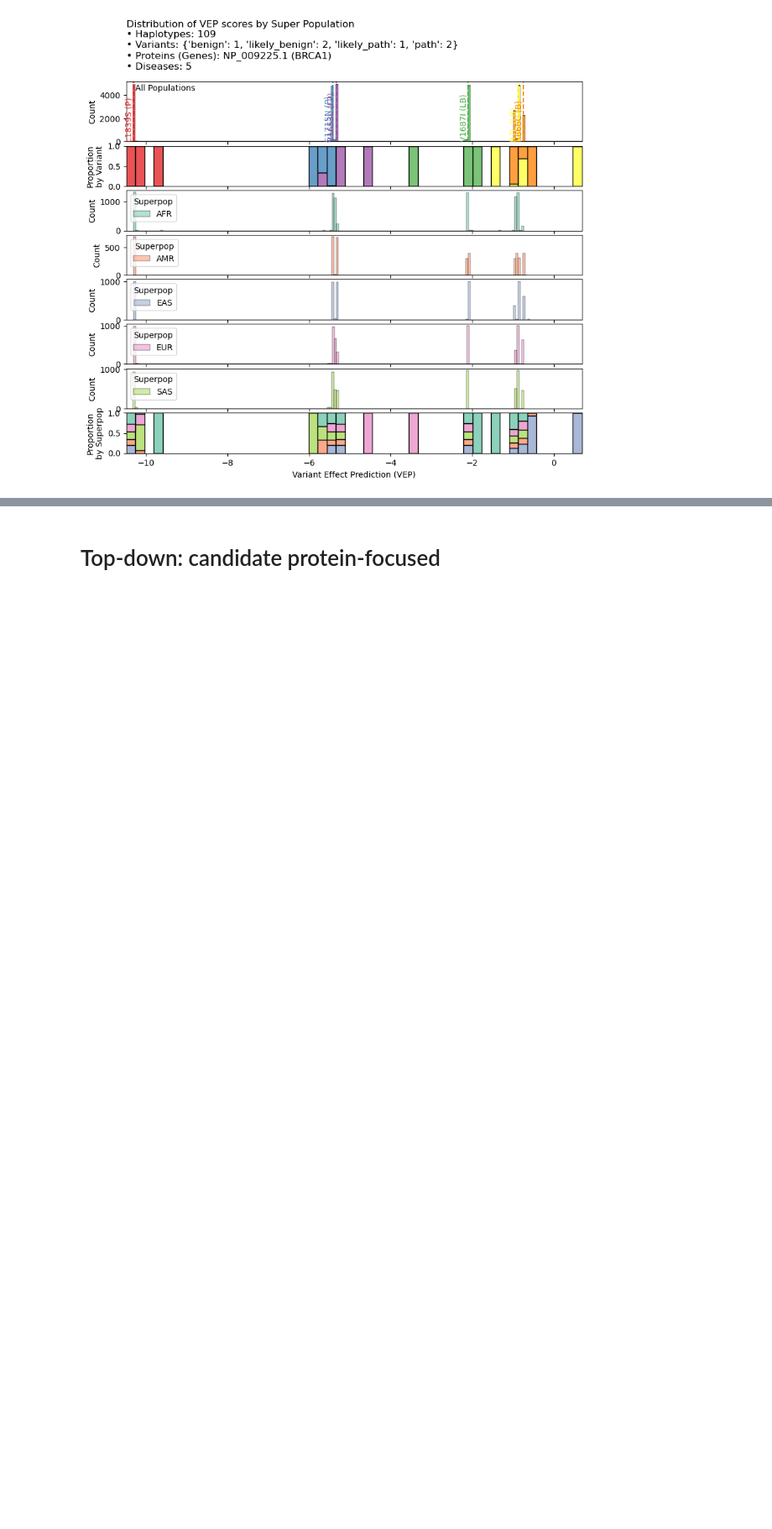
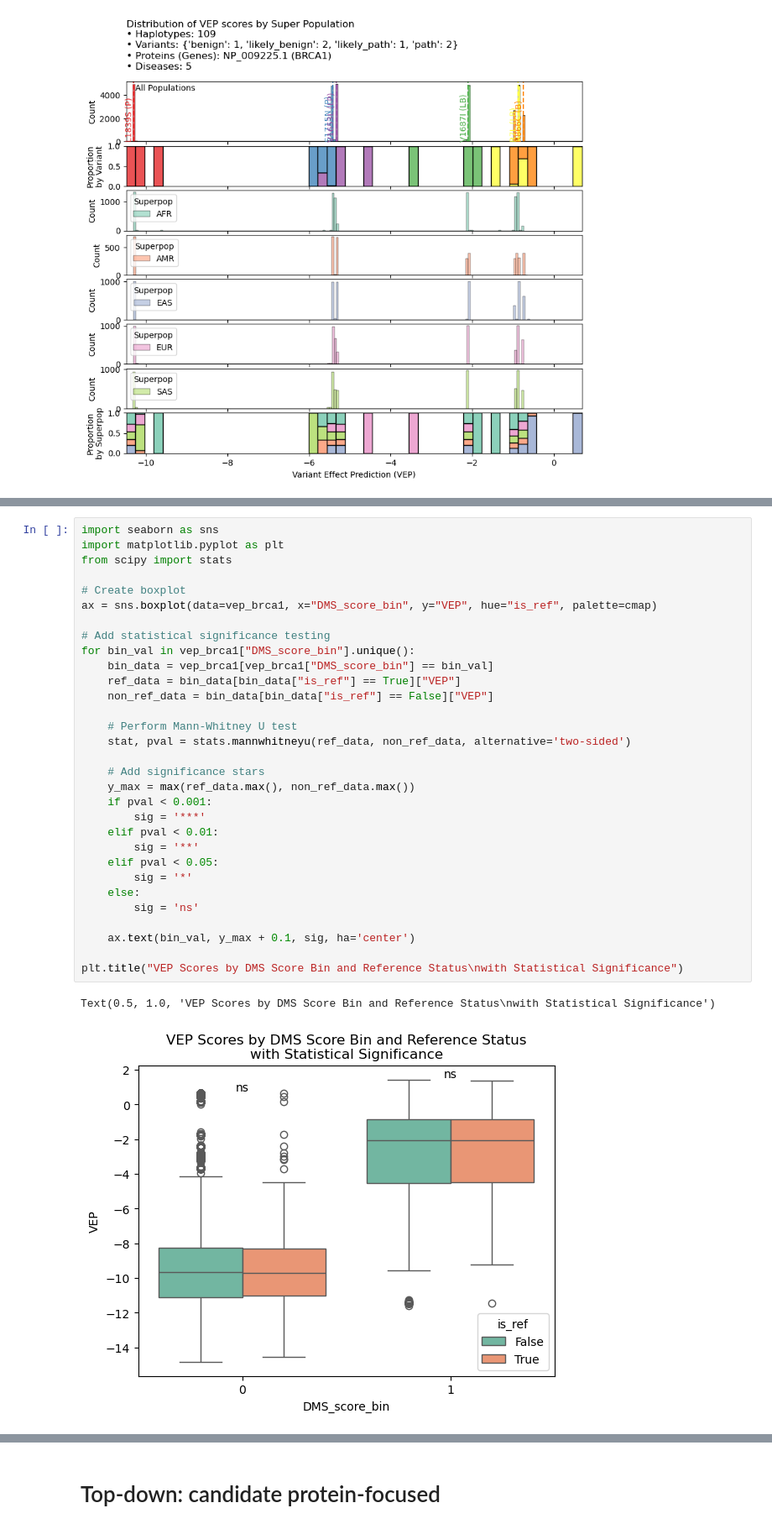
Before and after one commit to bschilder/VEP_protein, a Jupyter notebook: notebooks/VEP_case_studies.ipynb, the cells around one changed output, grey strips where cells are left out. Shown at 84% size. Cells and saved outputs as stored; diff of their text form; blank space fills up the shorter version.

```diff
--- a/notebooks/VEP_case_studies.ipynb
+++ b/notebooks/VEP_case_studies.ipynb
@@ -301,0 +356,34 @@ Percentage of population-specific haplotypes: 80.73%
+# %%
+import seaborn as sns
+import matplotlib.pyplot as plt
+from scipy import stats
+
+# Create boxplot
+ax = sns.boxplot(data=vep_brca1, x="DMS_score_bin", y="VEP", hue="is_ref", palette=cmap)
+
+# Add statistical significance testing
+for bin_val in vep_brca1["DMS_score_bin"].unique():
+    bin_data = vep_brca1[vep_brca1["DMS_score_bin"] == bin_val]
+    ref_data = bin_data[bin_data["is_ref"] == True]["VEP"]
+    non_ref_data = bin_data[bin_data["is_ref"] == False]["VEP"]
+
+    # Perform Mann-Whitney U test
+    stat, pval = stats.mannwhitneyu(ref_data, non_ref_data, alternative='two-sided')
+
+    # Add significance stars
+    y_max = max(ref_data.max(), non_ref_data.max())
+    if pval < 0.001:
+        sig = '***'
+    elif pval < 0.01:
+        sig = '**'
+    elif pval < 0.05:
+        sig = '*'
+    else:
+        sig = 'ns'
+
+    ax.text(bin_val, y_max + 0.1, sig, ha='center')
+
+plt.title("VEP Scores by DMS Score Bin and Reference Status\nwith Statistical Significance")
+# %% [output]
+Text(0.5, 1.0, 'VEP Scores by DMS Score Bin and Reference Status\nwith Statistical Significance')
+[figure, added]
```
Also changed, not shown: parts of 31 cells of this notebook, 11 other files.
